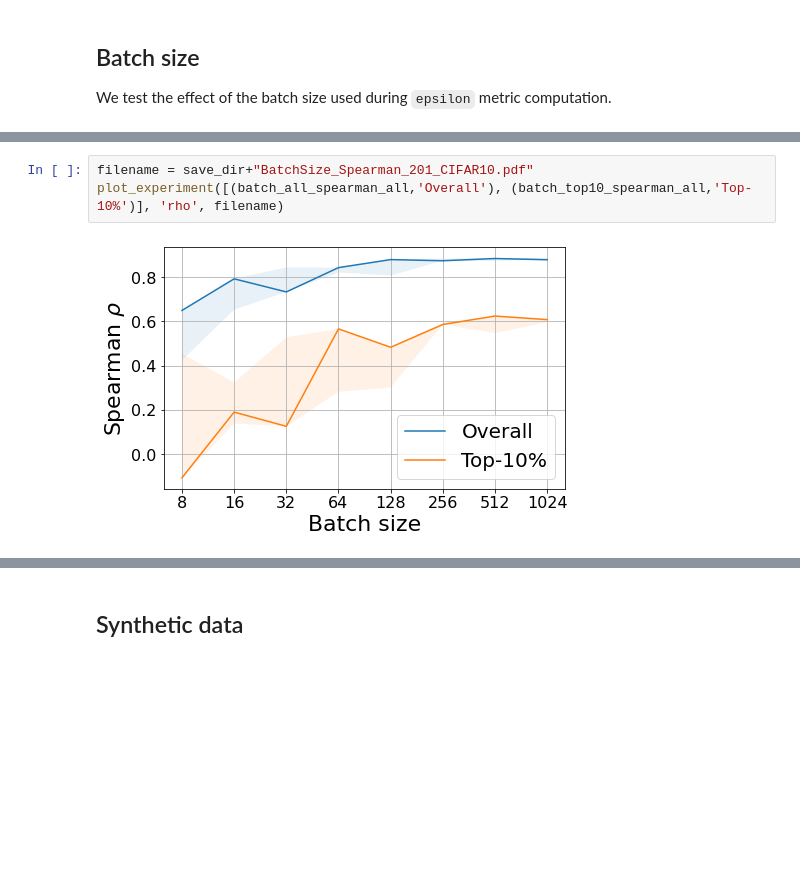
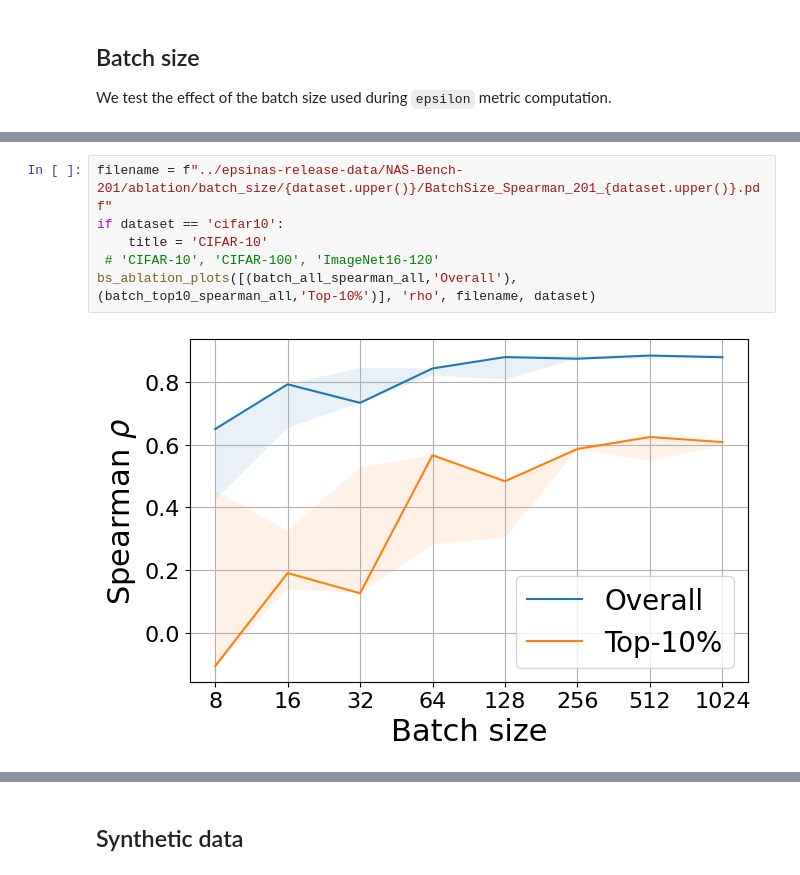
Before and after one commit to egracheva/epsinas, a Jupyter notebook: NAS-Bench-201/Ablations.ipynb, the cells around one changed output, grey strips where cells are left out. Saved outputs shown, nothing was run; the diff lists cells and outputs as text; blank space fills up the shorter version.

```diff
--- a/NAS-Bench-201/Ablations.ipynb
+++ b/NAS-Bench-201/Ablations.ipynb
@@ -231,6 +237,9 @@ NameError: name 'space' is not defined
-# %%
-filename = save_dir+"BatchSize_Spearman_201_CIFAR10.pdf"
-plot_experiment([(batch_all_spearman_all,'Overall'), (batch_top10_spearman_all,'Top-10%')], 'rho', filename)
-# %% [output]
-[figure, removed]
+# %%
+filename = f"../epsinas-release-data/NAS-Bench-201/ablation/batch_size/{dataset.upper()}/BatchSize_Spearman_201_{dataset.upper()}.pdf"
+if dataset == 'cifar10':
+    title = 'CIFAR-10'
+ # 'CIFAR-10', 'CIFAR-100', 'ImageNet16-120'
+bs_ablation_plots([(batch_all_spearman_all,'Overall'), (batch_top10_spearman_all,'Top-10%')], 'rho', filename, dataset)
+# %% [output]
+[figure, added]
 # %%
```
Also changed, not shown: parts of 26 cells of this notebook, 47 other files.
